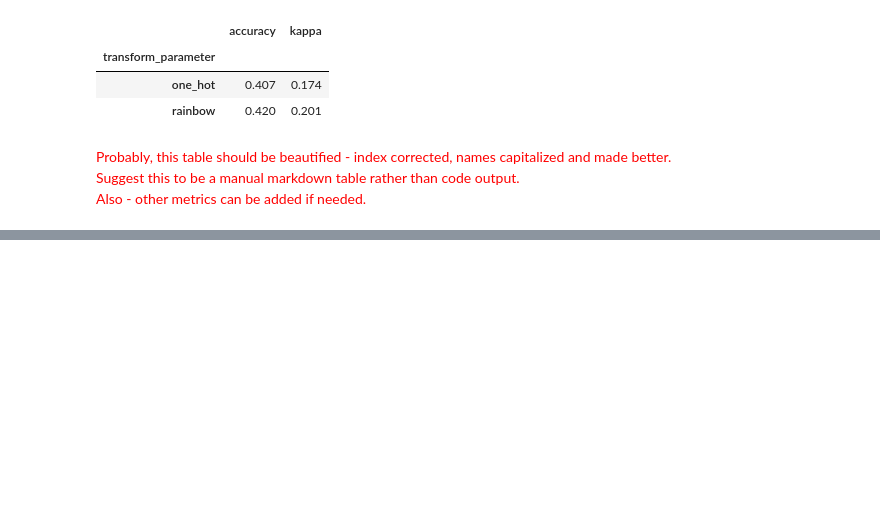
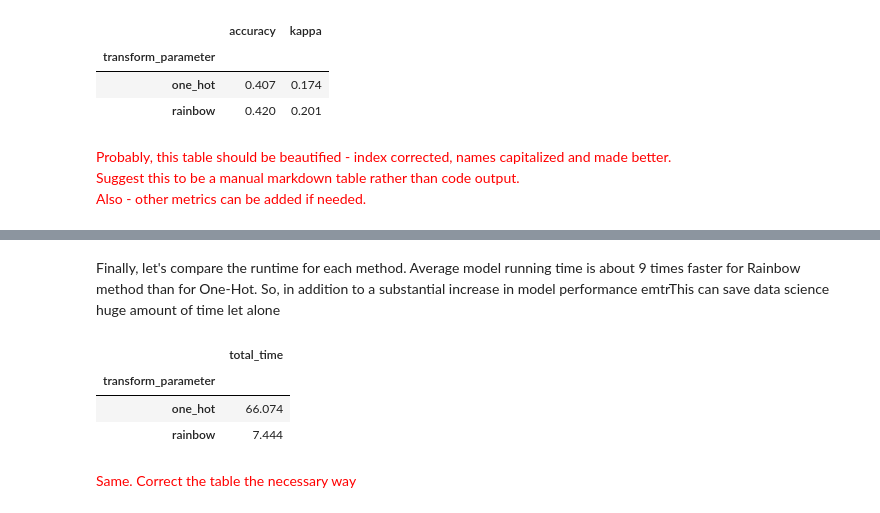
Before and after one commit to h17/fastreport, a Jupyter notebook: _notebooks/Rainbow_Paper.ipynb, the cells around one changed output, grey strips where cells are left out. Saved outputs shown, nothing was run; the diff lists cells and outputs as text; code cells hidden in the pictures; blank space fills up the shorter version.

```diff
--- a/_notebooks/Rainbow_Paper.ipynb
+++ b/_notebooks/Rainbow_Paper.ipynb
@@ -297,0 +312,12 @@ make_plot(t, 'all', 'n_trees', 'Number of trees', 'accuracy', 0.39, 0.43, [50, 1
+# %% [markdown]
+Finally, let's compare the runtime for each method. Average model running time is about 9 times faster for Rainbow method than for One-Hot. So, in addition to a substantial increase in model performance emtrThis can save data science huge amount of time let alone
+# %%
+## THIS CODE WILL BE HIDDEN, OUTPUT WILL BE SHOWN - probably, as a manual mardown table
+pd.DataFrame(t[t['feature_group']=='all'].groupby(['transform_parameter'])['total_time'].mean().round(3))
+# %% [output]
+|  | total_time |
+| transform_parameter |  |
+| one_hot | 66.074 |
+| rainbow | 7.444 |
+# %% [markdown]
+<font color='red'>Same. Correct the table the necessary way</font>
```
Also changed, not shown: parts of 5 cells of this notebook.
